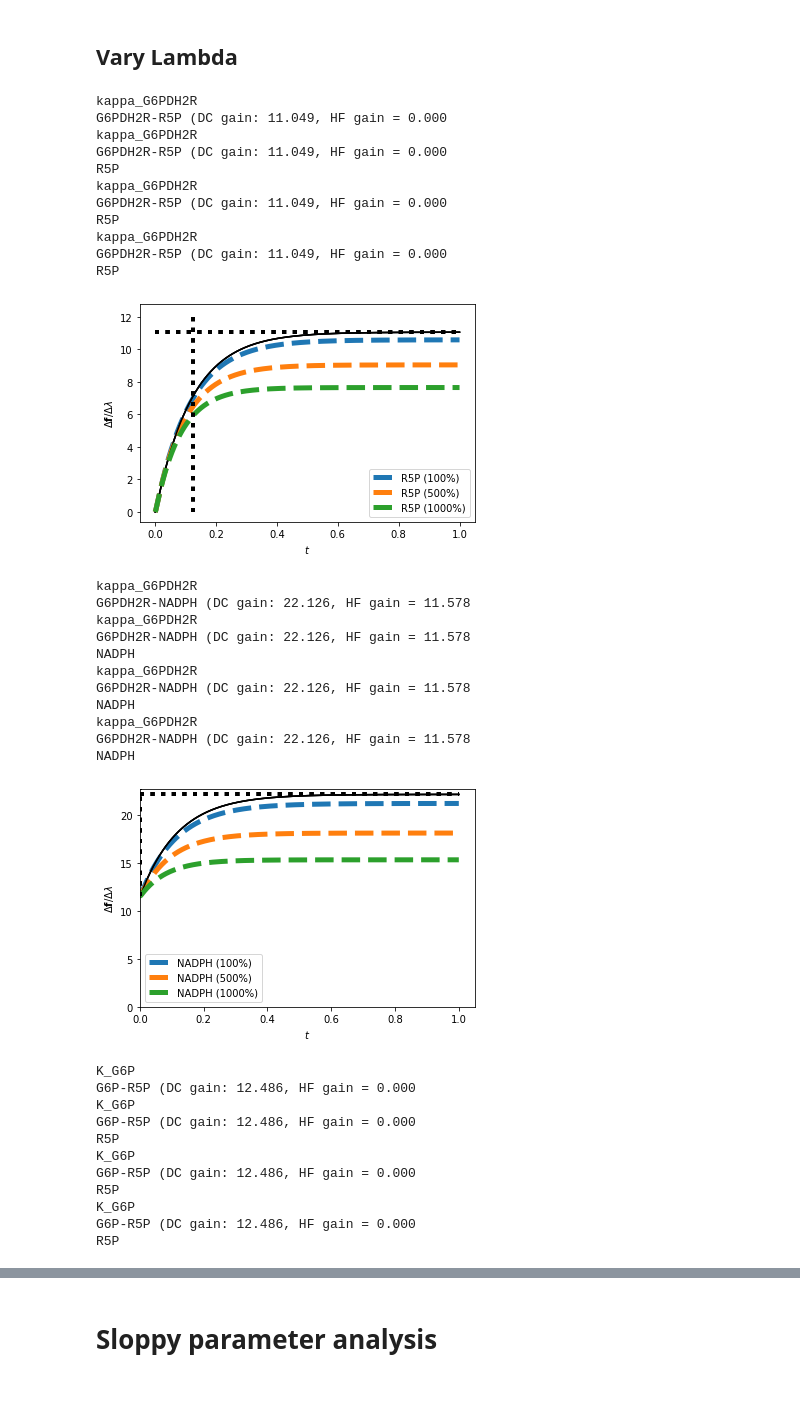
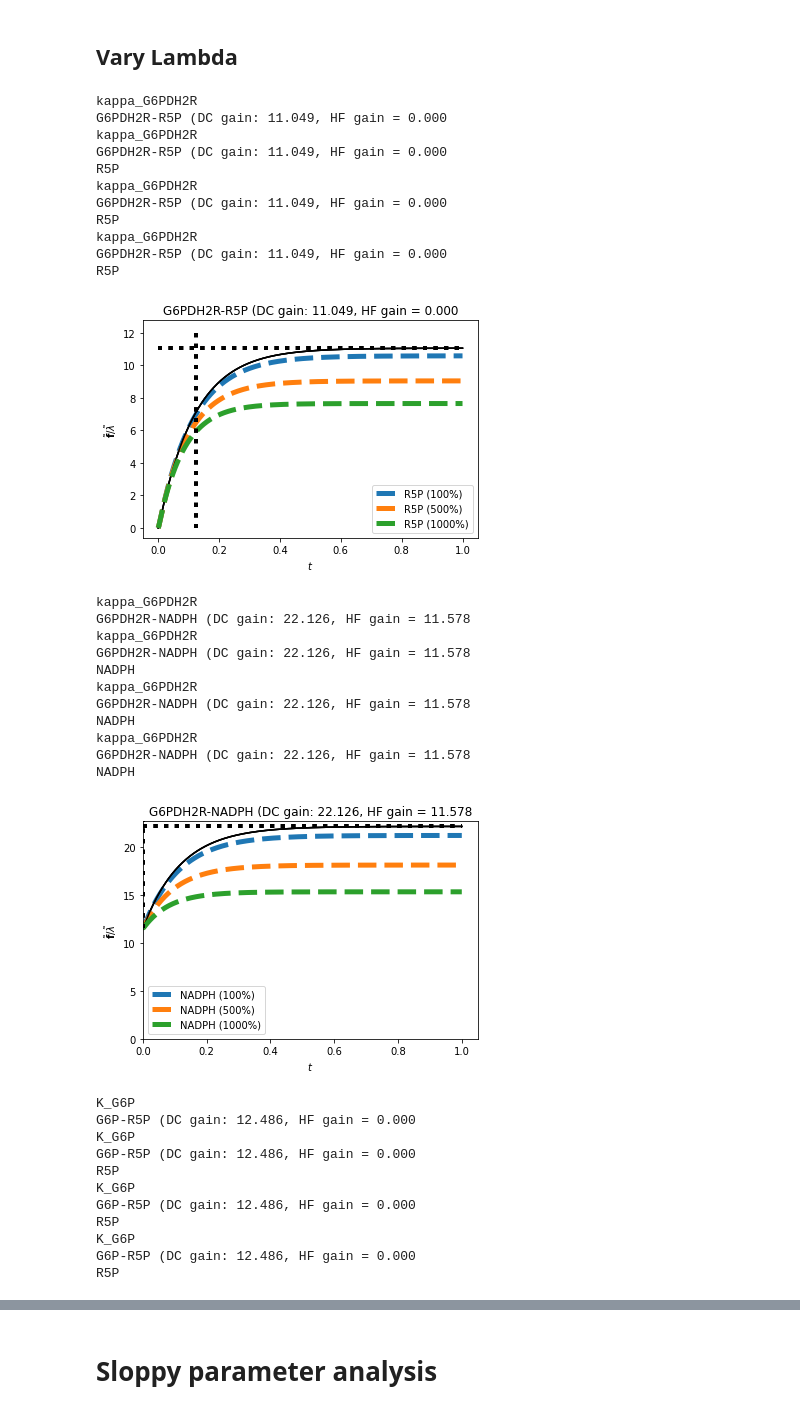
Before and after one commit to gawthrop/Sensitivity23, a Jupyter notebook: Sensitivity_PPP.ipynb, the cells around one changed output, grey strips where cells are left out. Cells and saved outputs as stored; diff of their text form; code cells hidden in the pictures.

```diff
--- a/Sensitivity_PPP.ipynb
+++ b/Sensitivity_PPP.ipynb
@@ -43,7 +43,7 @@ import IPython.display as disp
 ##
 quiet = True
 Plotting = False
-Titles = False
+Titles = not Plotting
 
 
 ## Normalisation
@@ -298,7 +298,7 @@ def plotSensitivitydX(dat,species=['A','C'],plotSim=True,name=None,labeling=True
     if labeling:
         plt.legend()
     plt.xlabel('$t$')
-    plt.ylabel(r'$\Delta \mathbf{f} /\Delta \lambda$')
+    plt.ylabel(r'$\tilde{\mathbf{f}} /\tilde{\lambda}$')
     #plt.ylabel(r'$\tilde{\dot{x}}/\tilde{\lambda}$')
     if setZero:
         plt.ylim(bottom=0)
@@ -863,7 +863,7 @@ for outp in Outp:
 
         dlam = int((lam-1)*100)
         print('dlam =',dlam)
-        plt.title(f'Order = {poles.size}')
+        #plt.title(f'Order = {poles.size}')
         if Titles:
             plt.title(f'{name}'+r' ($\tilde\lambda$ = ' + f'{dlam}%; g={g:.2f})')
         plotSensitivitydX(dat,species=[outp],labeling=False)
@@ -946,7 +946,8 @@ Lin = {}
 Nlin = {}
 Lam = [1.1,2,6,11]
 species = s['species']
-for inp in ['sG6PDH2R','sG6P']:
+t_last=1
+for inp in ['sG6PDH2R','sG6P','sGND']:
     for outp in ['R5P','NADPH']:
         lin = []
         nlin = []
@@ -963,34 +964,34 @@ for inp in ['sG6PDH2R','sG6P']:
             ng = (dX-dX_ss[i])/(lam-1)
             nlin.append(ng)
 
             name = inp[1:]
             Name = f'{name}-{outp}'
             print(f'{Name} (DC gain: {g:.3f}, HF gain = {g_hf:.3f}')
             if Titles:
                 plt.title(f'{Name} (DC gain: {g:.3f}, HF gain = {g_hf:.3f}')
             if lam>1.5:
                 setZero = outp in ['NADPH']
                 plotSensitivitydX(dat,species=[outp],setZero=setZero)
                 plotLines()
         Lin[Name] = lin
         Nlin[Name] = nlin
         Savefig(f'PPPdX_{name}_{outp}_lambda')
         plt.show()
 # print(Lin)
 # print(Nlin)
 # %% [output]
 kappa_G6PDH2R
 G6PDH2R-R5P (DC gain: 11.049, HF gain = 0.000
 kappa_G6PDH2R
 G6PDH2R-R5P (DC gain: 11.049, HF gain = 0.000
 R5P
 kappa_G6PDH2R
 G6PDH2R-R5P (DC gain: 11.049, HF gain = 0.000
 R5P
 kappa_G6PDH2R
 G6PDH2R-R5P (DC gain: 11.049, HF gain = 0.000
 R5P
-[figure, old version]
+[figure, new version]
 kappa_G6PDH2R
 G6PDH2R-NADPH (DC gain: 22.126, HF gain = 11.578
 kappa_G6PDH2R
@@ -1002,7 +1003,7 @@ NADPH
 kappa_G6PDH2R
 G6PDH2R-NADPH (DC gain: 22.126, HF gain = 11.578
 NADPH
-[figure, old version]
+[figure, new version]
 K_G6P
 G6P-R5P (DC gain: 12.486, HF gain = 0.000
 K_G6P
```
Also changed, not shown: parts of 8 cells of this notebook, 3 other files.
